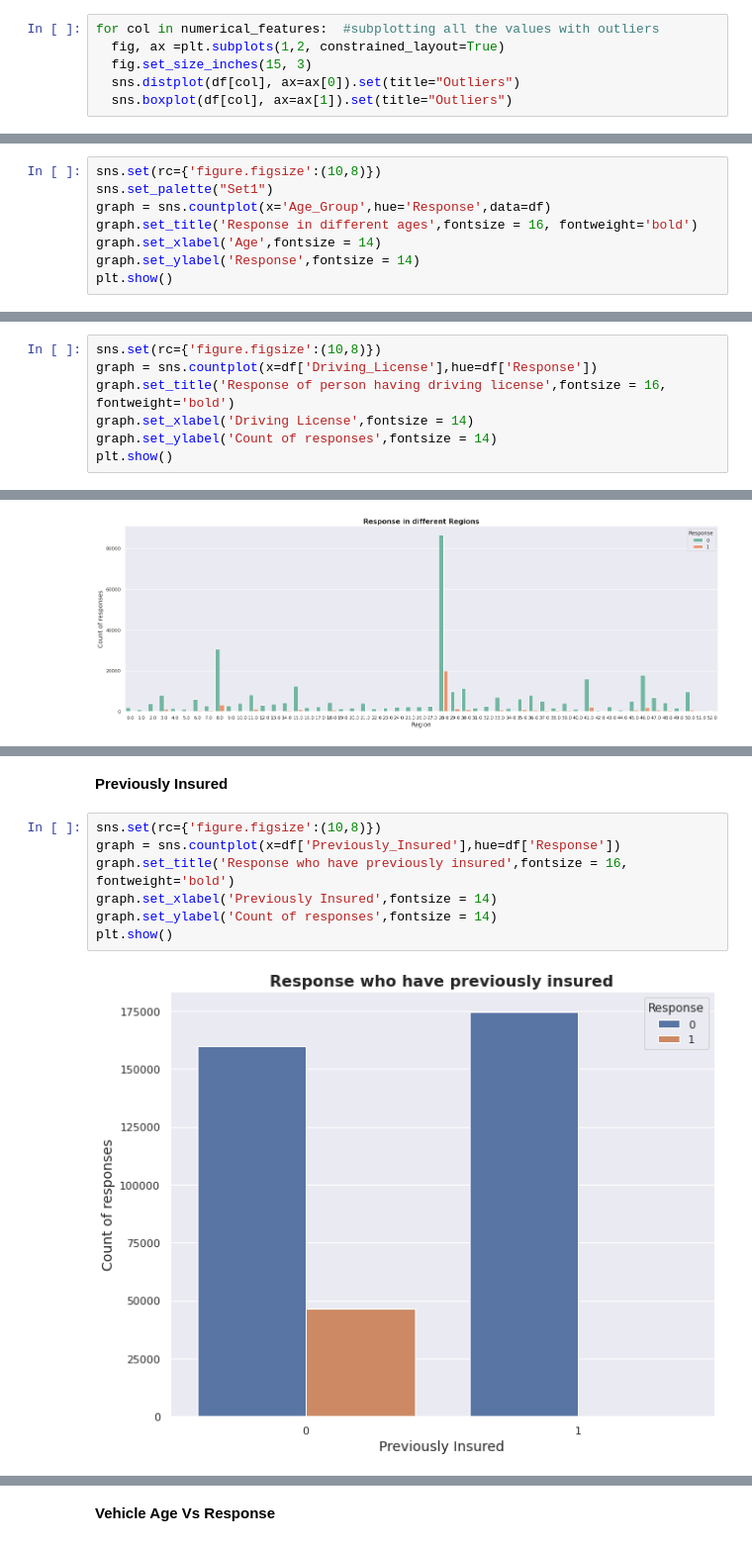
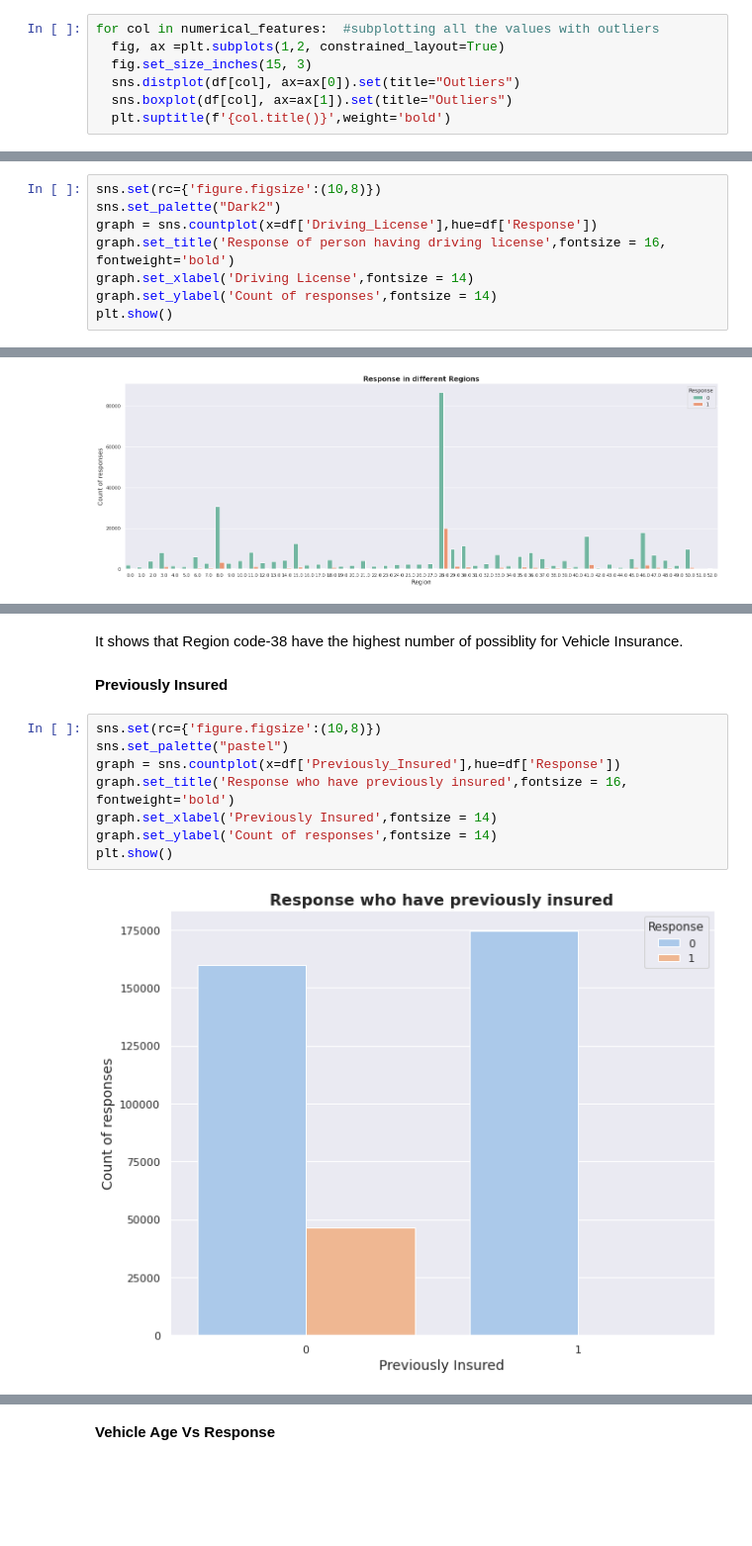
Before and after one commit to abhikr1302/ML-Capstone-Health-Insurabce-Cross-sell-Prediction, a Jupyter notebook: HEALTH_INSURANCE_CROSS_SELL_PREDICTION.ipynb, the cells around one changed output, grey strips where cells are left out. Shown at 99% size. Saved outputs shown, nothing was run; the diff lists cells and outputs as text; blank space fills up the shorter version.

```diff
--- a/HEALTH_INSURANCE_CROSS_SELL_PREDICTION.ipynb
+++ b/HEALTH_INSURANCE_CROSS_SELL_PREDICTION.ipynb
@@ -251,4 +235,5 @@ for col in numerical_features:  #subplotting all the values with outliers
   fig.set_size_inches(15, 3)
   sns.distplot(df[col], ax=ax[0]).set(title="Outliers")
   sns.boxplot(df[col], ax=ax[1]).set(title="Outliers")
+  plt.suptitle(f'{col.title()}',weight='bold')
 # %% [output]
@@ -366,8 +340,0 @@ Name: Age_Group, dtype: int64
-# %%
-sns.set(rc={'figure.figsize':(10,8)})
-sns.set_palette("Set1")
-graph = sns.countplot(x='Age_Group',hue='Response',data=df)
-graph.set_title('Response in different ages',fontsize = 16, fontweight='bold')
-graph.set_xlabel('Age',fontsize = 14)
-graph.set_ylabel('Response',fontsize = 14)
-plt.show()
@@ -377,6 +353,7 @@ plt.show()
 **Driving license**
 # %%
 sns.set(rc={'figure.figsize':(10,8)})
+sns.set_palette("Dark2")
 graph = sns.countplot(x=df['Driving_License'],hue=df['Response'])
 graph.set_title('Response of person having driving license',fontsize = 16, fontweight='bold')
 graph.set_xlabel('Driving License',fontsize = 14)
@@ -407,11 +378,14 @@ We have done Binary Encoding to convert the nominal data into binary format
+# %% [markdown]
+It shows that Region code-38 have the highest number of possiblity for Vehicle Insurance.
 # %% [markdown]
 **Previously Insured**
 # %%
 sns.set(rc={'figure.figsize':(10,8)})
+sns.set_palette("pastel")
 graph = sns.countplot(x=df['Previously_Insured'],hue=df['Response'])
 graph.set_title('Response who have previously insured',fontsize = 16, fontweight='bold')
 graph.set_xlabel('Previously Insured',fontsize = 14)
 graph.set_ylabel('Count of responses',fontsize = 14)
 plt.show()
 # %% [output]
-[figure, old version]
+[figure, new version]
```
Also changed, not shown: parts of 109 cells of this notebook.
